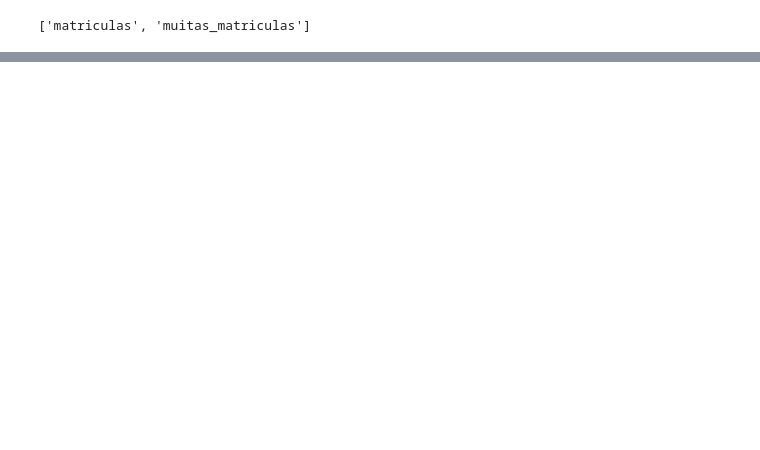
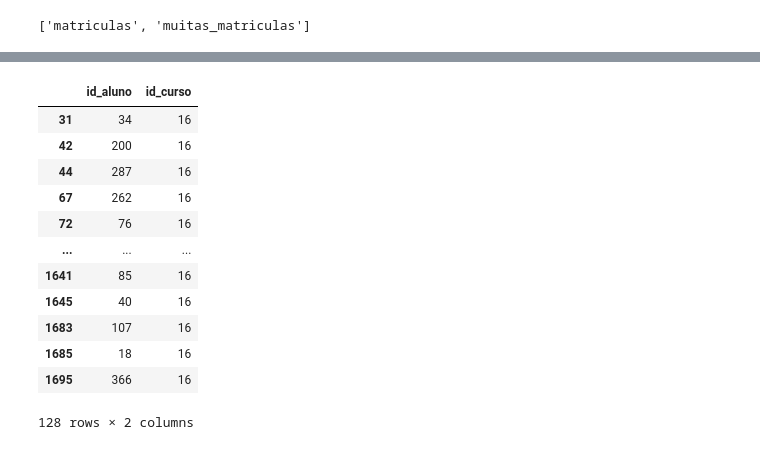
Before and after one commit to erikamarchi/pandas-formatos-diferentes-de-entrada-e-saida-io, a Jupyter notebook: Pandas_IO.ipynb, the cells around one changed output, grey strips where cells are left out. Cells and saved outputs as stored; diff of their text form; code cells hidden in the pictures; blank space fills up the shorter version.

```diff
--- a/Pandas_IO.ipynb
+++ b/Pandas_IO.ipynb
@@ -507,0 +531,19 @@ print(engine.table_names())
+# %%
+#Estatística básica
+idCurso = 16
+proximaTurma = matriculas.query(f'id_curso == {idCurso}')
+proximaTurma
+# %% [output]
+|  | id_aluno | id_curso |
+| 31 | 34 | 16 |
+| 42 | 200 | 16 |
+| 44 | 287 | 16 |
+| 67 | 262 | 16 |
+| 72 | 76 | 16 |
+| ... | ... | ... |
+| 1641 | 85 | 16 |
+| 1645 | 40 | 16 |
+| 1683 | 107 | 16 |
+| 1685 | 18 | 16 |
+| 1695 | 366 | 16 |
+128 rows × 2 columns
```
Also changed, not shown: parts of 12 cells of this notebook.
